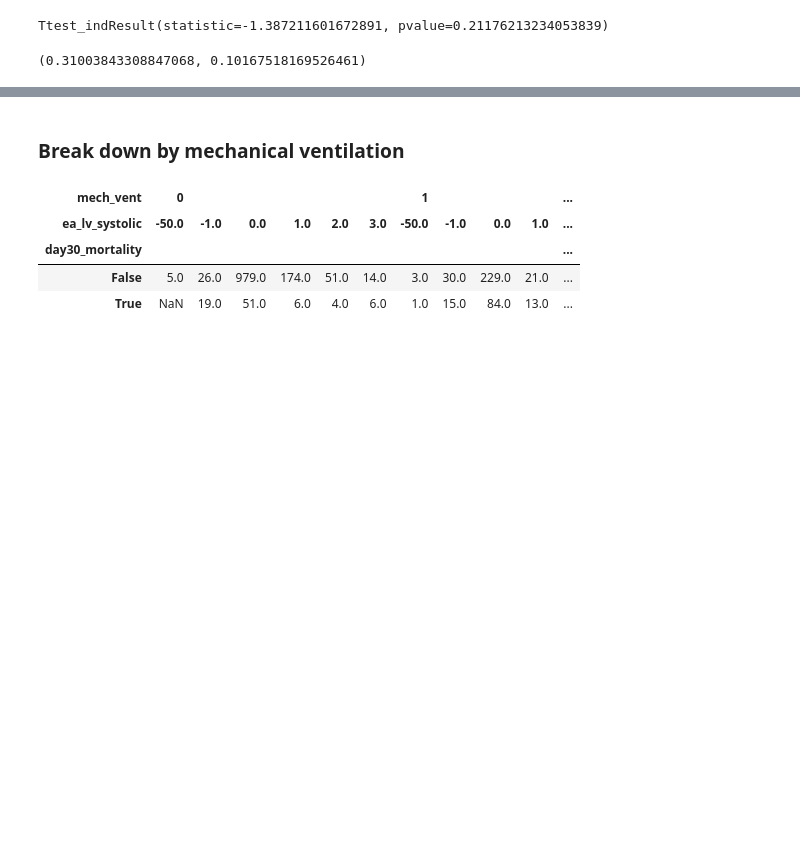
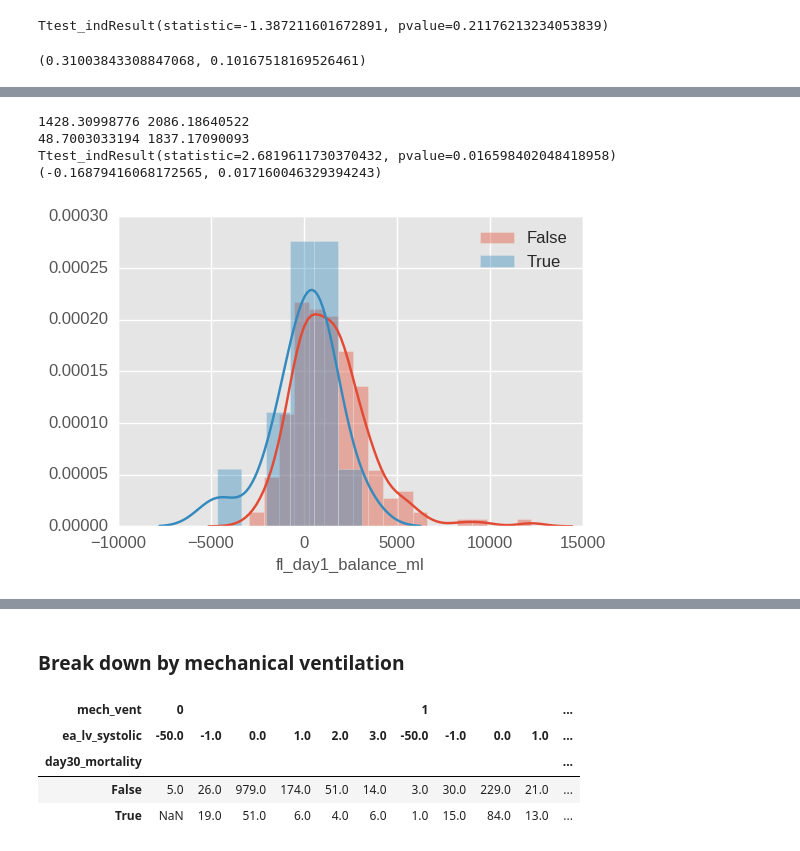
Before and after one commit to yhtgrace/echo, a Jupyter notebook: notebooks/161206_model_exploration_TB.ipynb, the cells around one changed output, grey strips where cells are left out. Saved outputs shown, nothing was run; the diff lists cells and outputs as text; code cells hidden in the pictures; blank space fills up the shorter version.

```diff
--- a/notebooks/161206_model_exploration_TB.ipynb
+++ b/notebooks/161206_model_exploration_TB.ipynb
@@ -367,0 +428,23 @@ pearsonr(data.fl_day1_balance_ml, data.day30_mortality)
+# %%
+filter = (ef.ex_congestive_heart_failure == 0) & (ef.ea_lv_systolic == 1) & (ef.fl_day1_balance_ml >= -7000)
+group_0 = ef.loc[filter & (ef.day30_mortality == False)].fl_day1_balance_ml
+group_0 = group_0.dropna()
+group_1 = ef.loc[filter & (ef.day30_mortality == True)].fl_day1_balance_ml
+group_1 = group_1.dropna()
+
+sns.distplot(group_0, label='False')
+sns.distplot(group_1, label='True')
+plt.legend()
+print(group_0.mean(), group_0.std())
+print(group_1.mean(), group_1.std())
+
+
+print(ttest_ind(group_0, group_1, equal_var=False))
+data = ef.loc[filter,['fl_day1_balance_ml', 'day30_mortality']].dropna()
+print(pearsonr(data.fl_day1_balance_ml, data.day30_mortality))
+# %% [output]
+1428.30998776 2086.18640522
+48.7003033194 1837.17090093
+Ttest_indResult(statistic=2.6819611730370432, pvalue=0.016598402048418958)
+(-0.16879416068172565, 0.017160046329394243)
+[figure, added]
```
Also changed, not shown: parts of 10 cells of this notebook.
